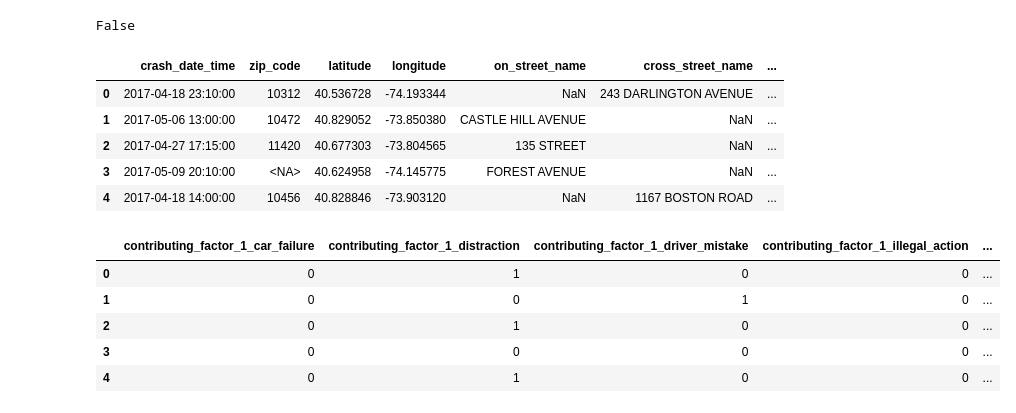
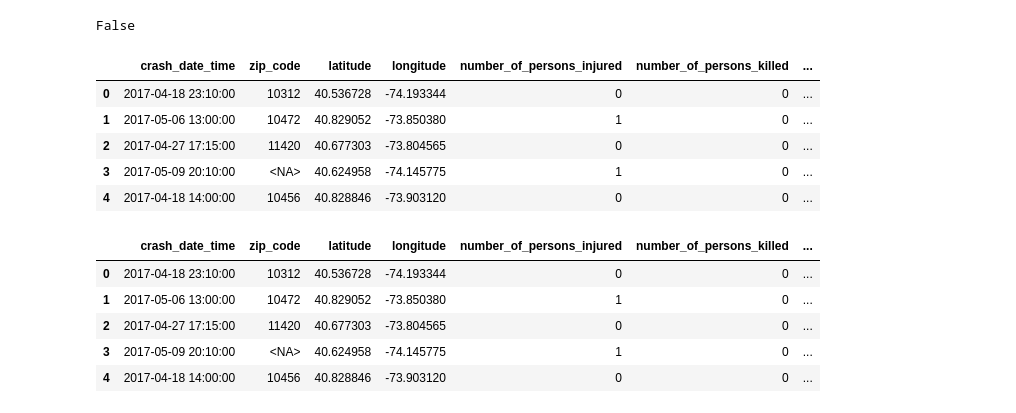
Before and after one commit to JayeshItaliya86/nyc_crashes_jayesh, a Jupyter notebook: nyc_crashes.ipynb, the cells around one changed output. Saved outputs shown, nothing was run; the diff lists cells and outputs as text; code cells hidden in the pictures.

```diff
--- a/nyc_crashes.ipynb
+++ b/nyc_crashes.ipynb
@@ -84,7 +84,8 @@ df['zip_code'] = (df['zip_code'].fillna(0)
                   .where(df['zip_code'].notnull()))
 # %%
 # Drop some columns
-df = df.drop(columns=['borough', 'location', 'off_street_name',
+df = df.drop(columns=['borough', 'location', 'on_street_name',
+                      'cross_street_name', 'off_street_name',
                       'collision_id'], axis=1)
 # %%
 # To identify duplicate values in our data set
@@ -157,10 +159,10 @@ df['contributing_factor_5'] = df['contributing_factor_vehicle_5'].apply(lambda x
 # %%
 df.head()
 # %% [output]
-|  | crash_date_time | zip_code | latitude | longitude | on_street_name | cross_street_name | ... |
-| 0 | 2017-04-18 23:10:00 | 10312 | 40.536728 | -74.193344 | NaN | 243 DARLINGTON AVENUE | ... |
-| 1 | 2017-05-06 13:00:00 | 10472 | 40.829052 | -73.850380 | CASTLE HILL AVENUE | NaN | ... |
-| 2 | 2017-04-27 17:15:00 | 11420 | 40.677303 | -73.804565 | 135 STREET | NaN | ... |
-| 3 | 2017-05-09 20:10:00 | <NA> | 40.624958 | -74.145775 | FOREST AVENUE | NaN | ... |
-| 4 | 2017-04-18 14:00:00 | 10456 | 40.828846 | -73.903120 | NaN | 1167 BOSTON ROAD | ... |
+|  | crash_date_time | zip_code | latitude | longitude | number_of_persons_injured | number_of_persons_killed | ... |
+| 0 | 2017-04-18 23:10:00 | 10312 | 40.536728 | -74.193344 | 0 | 0 | ... |
+| 1 | 2017-05-06 13:00:00 | 10472 | 40.829052 | -73.850380 | 1 | 0 | ... |
+| 2 | 2017-04-27 17:15:00 | 11420 | 40.677303 | -73.804565 | 0 | 0 | ... |
+| 3 | 2017-05-09 20:10:00 | <NA> | 40.624958 | -74.145775 | 1 | 0 | ... |
+| 4 | 2017-04-18 14:00:00 | 10456 | 40.828846 | -73.903120 | 0 | 0 | ... |
 # %%
@@ -169,12 +172,20 @@ contribute_factor_2 = pd.get_dummies(df.contributing_factor_2, prefix='contribut
 contribute_factor_3 = pd.get_dummies(df.contributing_factor_3, prefix='contributing_factor_3', drop_first="True")
 contribute_factor_4 = pd.get_dummies(df.contributing_factor_4, prefix='contributing_factor_4', drop_first="True")
 contribute_factor_5 = pd.get_dummies(df.contributing_factor_5, prefix='contributing_factor_5', drop_first="True")
+# %%
+df1 = pd.concat([contribute_factor_1], axis=1)
+df2 = pd.concat([contribute_factor_2], axis=1)
+df3 = pd.concat([contribute_factor_3], axis=1)
+df4 = pd.concat([contribute_factor_4], axis=1)
+df5 = pd.concat([contribute_factor_5], axis=1)
+# %%
+result = pd.concat([df, df1, df2, df3, df4, df5], axis=1)
 # %%
-contribute_factor_1.head()
+result.head()
 # %% [output]
-|  | contributing_factor_1_car_failure | contributing_factor_1_distraction | contributing_factor_1_driver_mistake | contributing_factor_1_illegal_action | ... |
-| 0 | 0 | 1 | 0 | 0 | ... |
-| 1 | 0 | 0 | 1 | 0 | ... |
-| 2 | 0 | 1 | 0 | 0 | ... |
-| 3 | 0 | 0 | 0 | 0 | ... |
-| 4 | 0 | 1 | 0 | 0 | ... |
+|  | crash_date_time | zip_code | latitude | longitude | number_of_persons_injured | number_of_persons_killed | ... |
+| 0 | 2017-04-18 23:10:00 | 10312 | 40.536728 | -74.193344 | 0 | 0 | ... |
+| 1 | 2017-05-06 13:00:00 | 10472 | 40.829052 | -73.850380 | 1 | 0 | ... |
+| 2 | 2017-04-27 17:15:00 | 11420 | 40.677303 | -73.804565 | 0 | 0 | ... |
+| 3 | 2017-05-09 20:10:00 | <NA> | 40.624958 | -74.145775 | 1 | 0 | ... |
+| 4 | 2017-04-18 14:00:00 | 10456 | 40.828846 | -73.903120 | 0 | 0 | ... |
```
Also changed, not shown: parts of 5 cells of this notebook, 2 other files.
